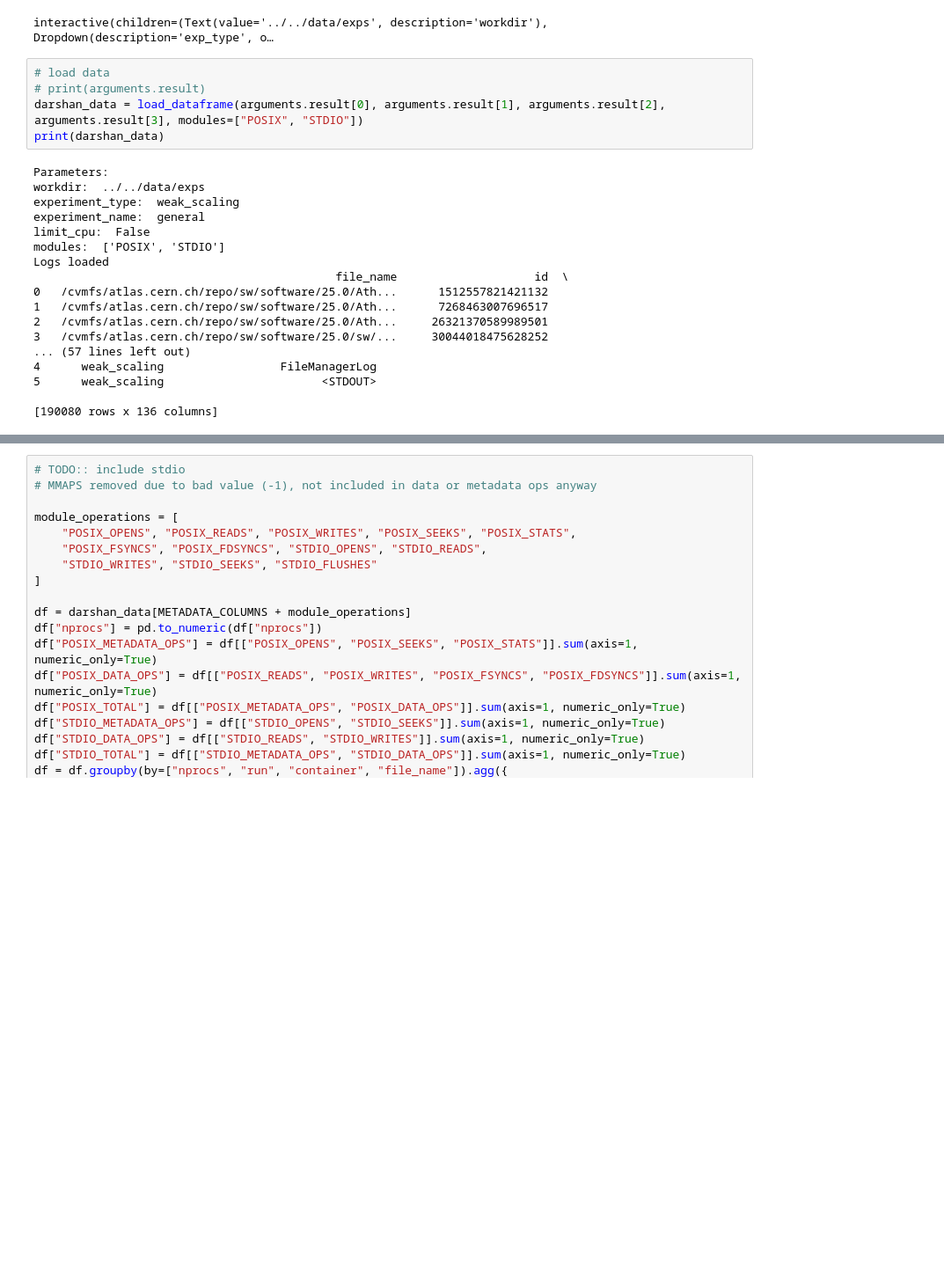
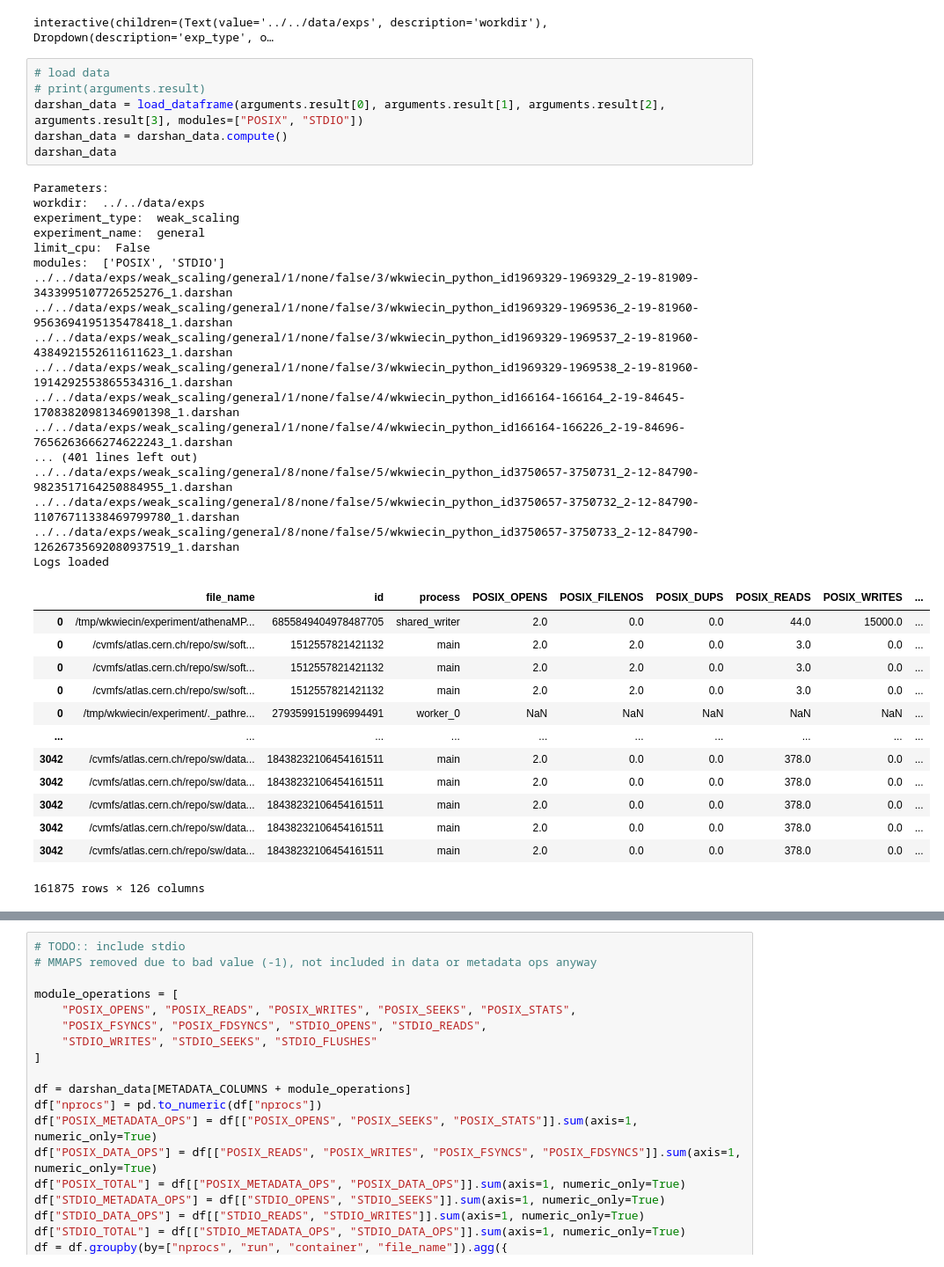
Before and after one commit to WesKw/DerivationExperiments, a Jupyter notebook: analysis/plot_posix_v_stdio.ipynb, the cells around one changed output, grey strips where cells are left out. Shown at 88% size. Saved outputs shown, nothing was run; the diff lists cells and outputs as text; blank space fills up the shorter version.

```diff
--- a/analysis/plot_posix_v_stdio.ipynb
+++ b/analysis/plot_posix_v_stdio.ipynb
@@ -29,26 +29,40 @@ interactive(children=(Text(value='../../data/exps', description='workdir'), Drop
 # %%
 # load data
 # print(arguments.result)
 darshan_data = load_dataframe(arguments.result[0], arguments.result[1], arguments.result[2], arguments.result[3], modules=["POSIX", "STDIO"])
-print(darshan_data)
+darshan_data = darshan_data.compute()
+darshan_data
 # %% [output]
 Parameters:
 workdir:  ../../data/exps
 experiment_type:  weak_scaling
 experiment_name:  general
 limit_cpu:  False
 modules:  ['POSIX', 'STDIO']
+../../data/exps/weak_scaling/general/1/none/false/3/wkwiecin_python_id1969329-1969329_2-19-81909-3433995107726525276_1.darshan
+../../data/exps/weak_scaling/general/1/none/false/3/wkwiecin_python_id1969329-1969536_2-19-81960-9563694195135478418_1.darshan
+../../data/exps/weak_scaling/general/1/none/false/3/wkwiecin_python_id1969329-1969537_2-19-81960-4384921552611611623_1.darshan
+../../data/exps/weak_scaling/general/1/none/false/3/wkwiecin_python_id1969329-1969538_2-19-81960-1914292553865534316_1.darshan
+../../data/exps/weak_scaling/general/1/none/false/4/wkwiecin_python_id166164-166164_2-19-84645-17083820981346901398_1.darshan
+../../data/exps/weak_scaling/general/1/none/false/4/wkwiecin_python_id166164-166226_2-19-84696-7656263666274622243_1.darshan
+... (401 lines left out)
+../../data/exps/weak_scaling/general/8/none/false/5/wkwiecin_python_id3750657-3750731_2-12-84790-9823517164250884955_1.darshan
+../../data/exps/weak_scaling/general/8/none/false/5/wkwiecin_python_id3750657-3750732_2-12-84790-11076711338469799780_1.darshan
+../../data/exps/weak_scaling/general/8/none/false/5/wkwiecin_python_id3750657-3750733_2-12-84790-12626735692080937519_1.darshan
 Logs loaded
-                                            file_name                    id  \
-0   /cvmfs/atlas.cern.ch/repo/sw/software/25.0/Ath...      1512557821421132
-1   /cvmfs/atlas.cern.ch/repo/sw/software/25.0/Ath...      7268463007696517
-2   /cvmfs/atlas.cern.ch/repo/sw/software/25.0/Ath...     26321370589989501
-3   /cvmfs/atlas.cern.ch/repo/sw/software/25.0/sw/...     30044018475628252
-... (57 lines left out)
-4      weak_scaling                 FileManagerLog
-5      weak_scaling                       <STDOUT>
-
-[190080 rows x 136 columns]
+|  | file_name | id | process | POSIX_OPENS | POSIX_FILENOS | POSIX_DUPS | POSIX_READS | POSIX_WRITES | ... |
+| 0 | /tmp/wkwiecin/experiment/athenaMP... | 6855849404978487705 | shared_writer | 2.0 | 0.0 | 0.0 | 44.0 | 15000.0 | ... |
+| 0 | /cvmfs/atlas.cern.ch/repo/sw/soft... | 1512557821421132 | main | 2.0 | 2.0 | 0.0 | 3.0 | 0.0 | ... |
+| 0 | /cvmfs/atlas.cern.ch/repo/sw/soft... | 1512557821421132 | main | 2.0 | 2.0 | 0.0 | 3.0 | 0.0 | ... |
+| 0 | /cvmfs/atlas.cern.ch/repo/sw/soft... | 1512557821421132 | main | 2.0 | 2.0 | 0.0 | 3.0 | 0.0 | ... |
+| 0 | /tmp/wkwiecin/experiment/._pathre... | 2793599151996994491 | worker_0 | NaN | NaN | NaN | NaN | NaN | ... |
+| ... | ... | ... | ... | ... | ... | ... | ... | ... | ... |
+| 3042 | /cvmfs/atlas.cern.ch/repo/sw/data... | 18438232106454161511 | main | 2.0 | 0.0 | 0.0 | 378.0 | 0.0 | ... |
+| 3042 | /cvmfs/atlas.cern.ch/repo/sw/data... | 18438232106454161511 | main | 2.0 | 0.0 | 0.0 | 378.0 | 0.0 | ... |
+| 3042 | /cvmfs/atlas.cern.ch/repo/sw/data... | 18438232106454161511 | main | 2.0 | 0.0 | 0.0 | 378.0 | 0.0 | ... |
+| 3042 | /cvmfs/atlas.cern.ch/repo/sw/data... | 18438232106454161511 | main | 2.0 | 0.0 | 0.0 | 378.0 | 0.0 | ... |
+| 3042 | /cvmfs/atlas.cern.ch/repo/sw/data... | 18438232106454161511 | main | 2.0 | 0.0 | 0.0 | 378.0 | 0.0 | ... |
+161875 rows × 126 columns
 # %%
 import seaborn as sb
 
```
Also changed, not shown: parts of 4 cells of this notebook, 4 other files.
